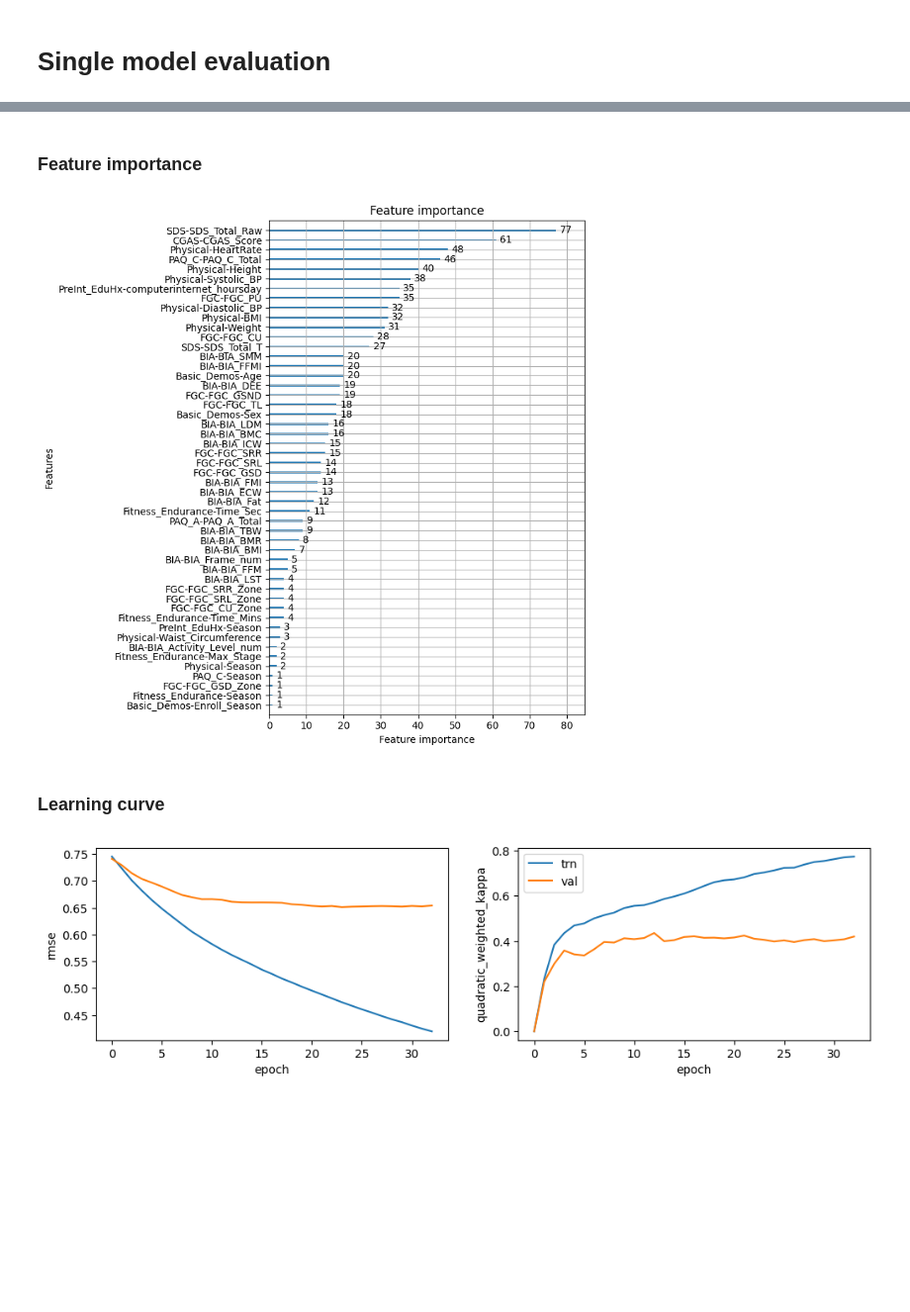
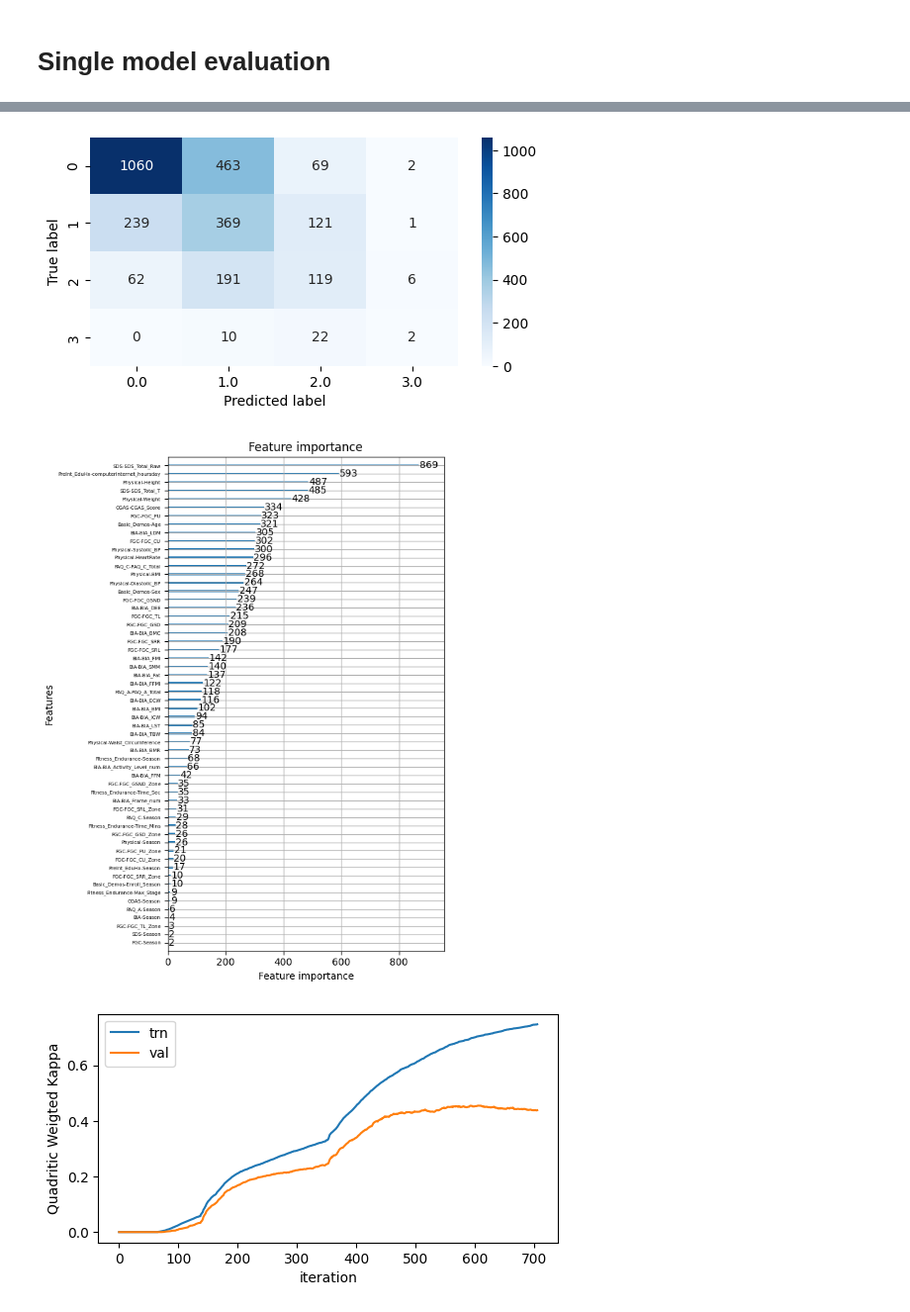
Before and after one commit to maekou-AI/cmi_piu, a Jupyter notebook: notebook/model_evaluation.ipynb, the cells around one changed output, grey strips where cells are left out. Shown at 99% size. Cells and saved outputs as stored; diff of their text form; code cells hidden in the pictures; blank space fills up the shorter version.

```diff
--- a/notebook/model_evaluation.ipynb
+++ b/notebook/model_evaluation.ipynb
@@ -77,10 +14,0 @@ plt.show()
-# %% [markdown]
-### Feature importance
-# %%
-lgb.plot_importance(booster, figsize=(8, 8))
-plt.tight_layout()
-plt.show()
-# %% [output]
-[figure, removed]
-# %% [markdown]
-### Learning curve
@@ -89,15 +15,10 @@ eval_result = pl.read_csv("/kaggle/temp/exp001_lgb_baseline/log_metric.csv")
-# %%
-fig, axes = plt.subplots(1, 2, figsize=(12, 3))
-axes[0].plot(eval_result["trn_rmse"].to_numpy(), label="trn")
-axes[0].plot(eval_result["val_rmse"].to_numpy(), label="val")
-axes[0].set_xlabel("epoch")
-axes[0].set_ylabel("rmse")
-axes[1].plot(eval_result["trn_qwk"].to_numpy(), label="trn")
-axes[1].plot(eval_result["val_qwk"].to_numpy(), label="val")
-axes[1].set_xlabel("epoch")
-axes[1].set_ylabel("quadratic_weighted_kappa")
-plt.legend()
-plt.show()
-# %% [output]
-[figure, removed]
+# %%
+oof_preds_010 = process_oof_prediction("exp010")
+plot_confusion_matrix(oof_preds_010)
+plot_importance("exp010", 6, 8)
+plot_learning_curve("exp010")
+# %% [output]
+[figure, added]
+[figure, added]
+[figure, added]
 # %% [markdown]
```
Also changed, not shown: parts of 34 cells of this notebook, 1 other file.
